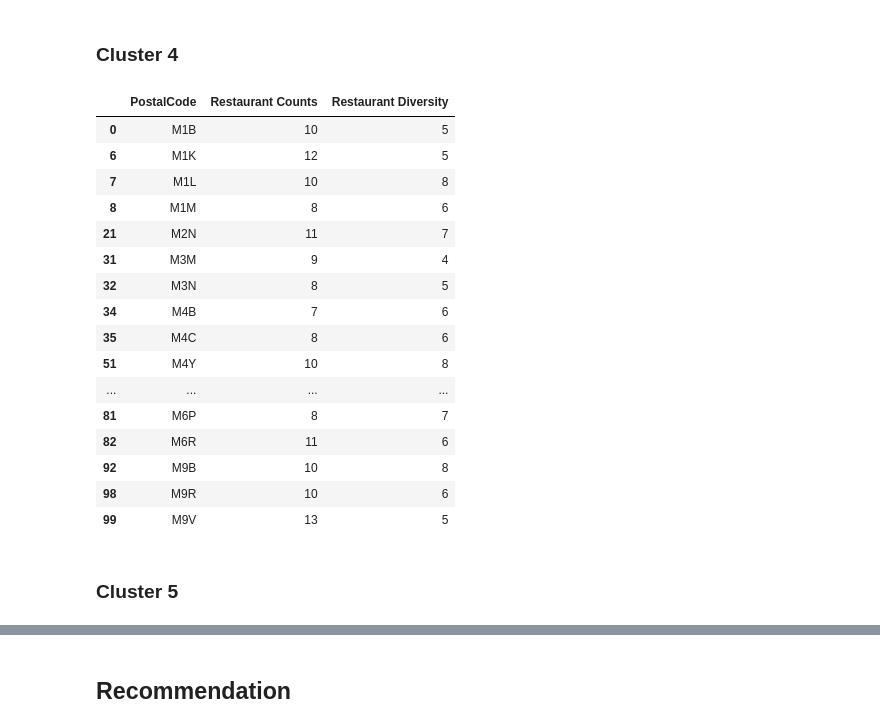
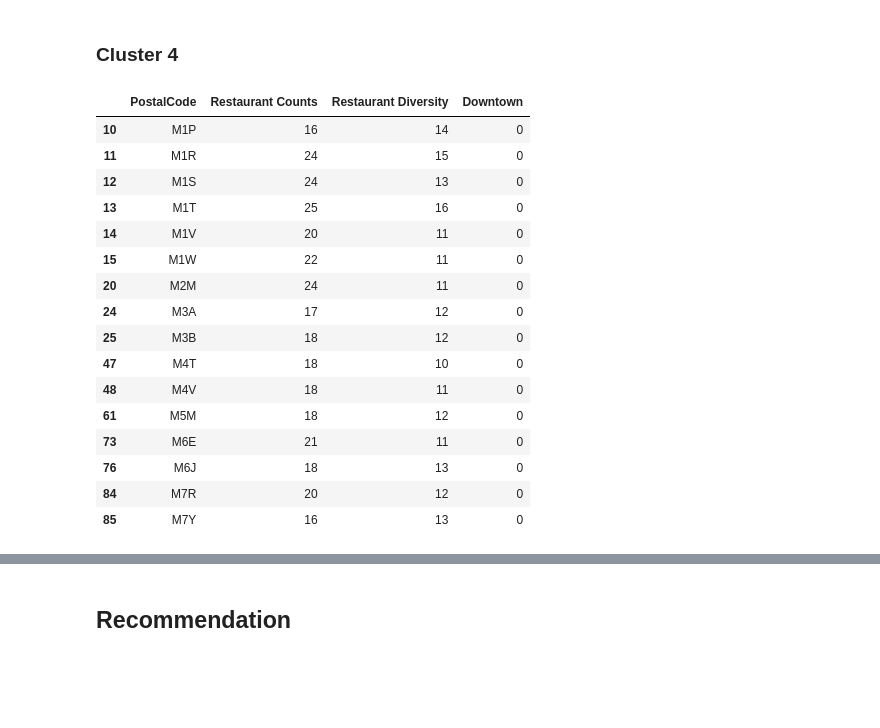
Before and after one commit to YikunLiu0801/Clustering-Location-Selection-for-a-New-Restaurant, a Jupyter notebook: Capstone Project.ipynb, the cells around one changed output, grey strips where cells are left out. Saved outputs shown, nothing was run; the diff lists cells and outputs as text; code cells hidden in the pictures; blank space fills up the shorter version.

```diff
--- a/Capstone Project.ipynb
+++ b/Capstone Project.ipynb
@@ -205,5 +207,6 @@ res_div
 101 rows × 2 columns
 # %%
 res = res_count.merge(res_div,on = 'PostalCode')
+res = res.merge(df,on = 'PostalCode')
 res
 # %% [output]
@@ -222,0 +228,5 @@ res
+# %%
+Downtown = np.where(res['Borough'] == 'Downtown Toronto',1,0)
+res['Downtown'] = Downtown
+res = res.drop(columns = ['Borough','Neighborhood','Latitude','Longitude'])
+res
@@ -225,7 +287,4 @@ res
 # %%
-res_clustering = res.drop('PostalCode', 1)
-res_clustering = StandardScaler().fit_transform(res_clustering)
-
 # run k-mean clustering
-k = 5
+k = 4
 db = KMeans(n_clusters=k,random_state = 0).fit(res_clustering)
@@ -249,0 +291,5 @@ nei_cluster
+# %%
+res['Cluster'] = db.labels_
+res = res.merge(coor, left_on = 'PostalCode', right_on = 'Postal Code', how = 'left')
+res = res.drop('Postal Code',1)
+res
@@ -332,24 +408,22 @@ nei_cluster.loc[nei_cluster['Cluster'] == 2, nei_cluster.columns[[0]+[1]+[2]]]
 # %% [markdown]
 ### Cluster 4
 # %%
-nei_cluster.loc[nei_cluster['Cluster'] == 3, nei_cluster.columns[[0]+[1]+[2]]]
+res.loc[res['Cluster'] == 3, res.columns[[0]+[1]+[2]+[3]]]
 # %% [output]
-|  | PostalCode | Restaurant Counts | Restaurant Diversity |
-| 0 | M1B | 10 | 5 |
-| 6 | M1K | 12 | 5 |
-| 7 | M1L | 10 | 8 |
-| 8 | M1M | 8 | 6 |
-| 21 | M2N | 11 | 7 |
-| 31 | M3M | 9 | 4 |
-| 32 | M3N | 8 | 5 |
-| 34 | M4B | 7 | 6 |
-| 35 | M4C | 8 | 6 |
-| 51 | M4Y | 10 | 8 |
-| ... | ... | ... | ... |
-| 81 | M6P | 8 | 7 |
-| 82 | M6R | 11 | 6 |
-| 92 | M9B | 10 | 8 |
-| 98 | M9R | 10 | 6 |
-| 99 | M9V | 13 | 5 |
+|  | PostalCode | Restaurant Counts | Restaurant Diversity | Downtown |
+| 10 | M1P | 16 | 14 | 0 |
+| 11 | M1R | 24 | 15 | 0 |
+| 12 | M1S | 24 | 13 | 0 |
+| 13 | M1T | 25 | 16 | 0 |
+| 14 | M1V | 20 | 11 | 0 |
+| 15 | M1W | 22 | 11 | 0 |
+| 20 | M2M | 24 | 11 | 0 |
+| 24 | M3A | 17 | 12 | 0 |
+| 25 | M3B | 18 | 12 | 0 |
+| 47 | M4T | 18 | 10 | 0 |
+| 48 | M4V | 18 | 11 | 0 |
+| 61 | M5M | 18 | 12 | 0 |
+| 73 | M6E | 21 | 11 | 0 |
+| 76 | M6J | 18 | 13 | 0 |
+| 84 | M7R | 20 | 12 | 0 |
+| 85 | M7Y | 16 | 13 | 0 |
-# %% [markdown]
-### Cluster 5
```
Also changed, not shown: parts of 27 cells of this notebook.
